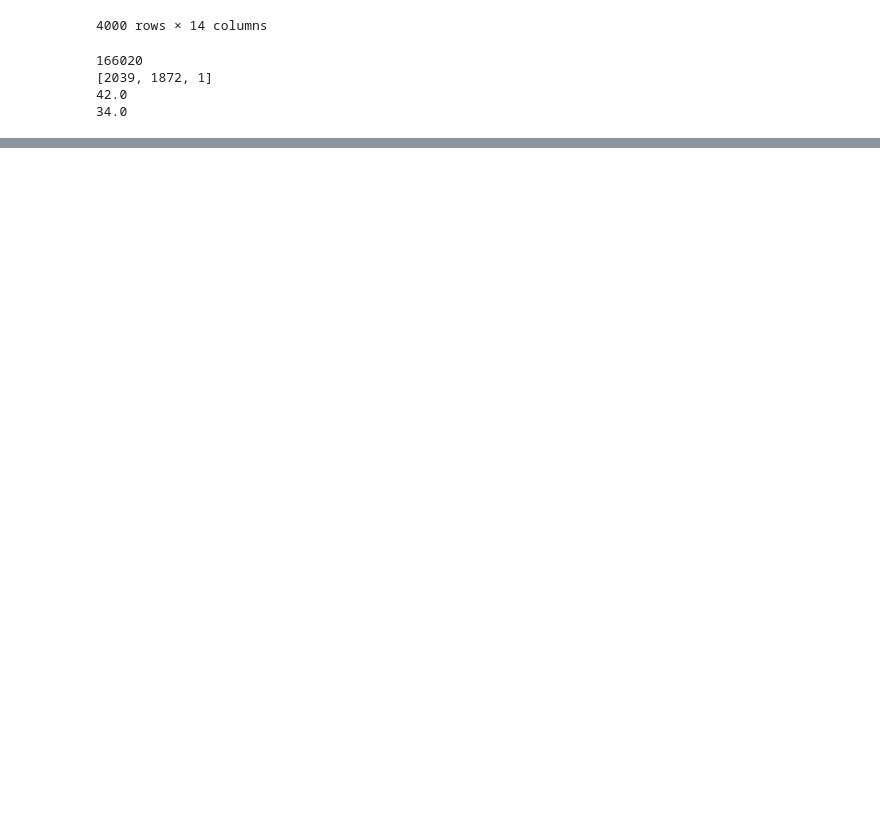
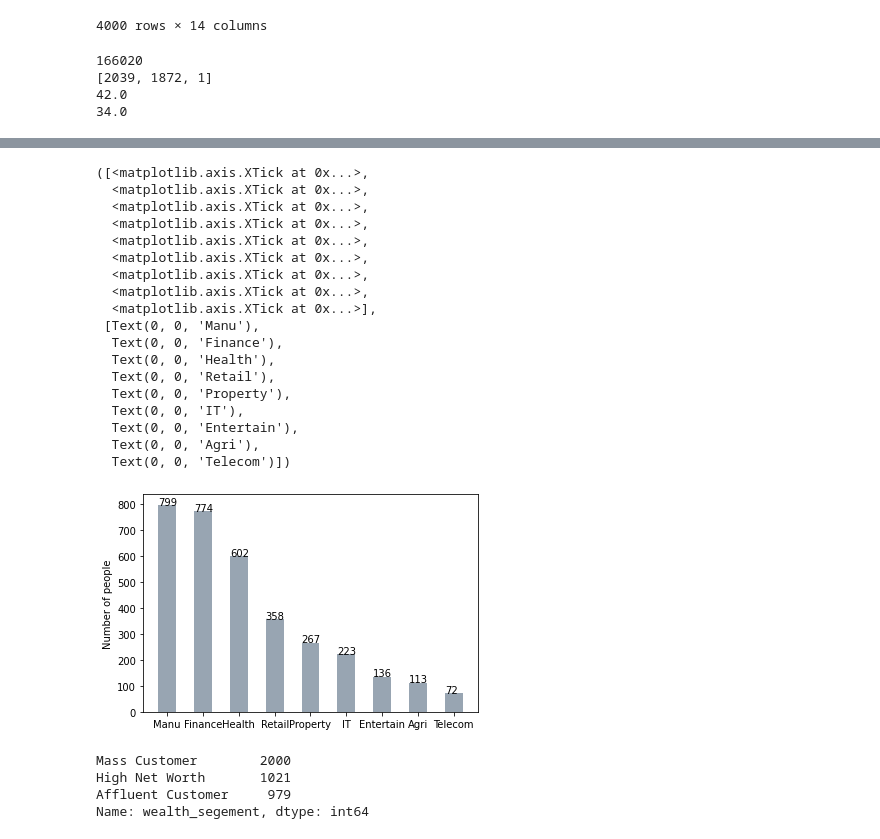
Before and after one commit to thisisraj57/KPMG_VIRTUAL_INTERNSHIP, a Jupyter notebook: Untitled1.ipynb, the cells around one changed output, grey strips where cells are left out. Saved outputs shown, nothing was run; the diff lists cells and outputs as text; code cells hidden in the pictures; blank space fills up the shorter version.

```diff
--- a/Untitled1.ipynb
+++ b/Untitled1.ipynb
@@ -228,0 +344,41 @@ print(stdv_val)
+# %%
+val = [799, 774, 602, 358, 267, 223, 136, 113, 72]
+colorr = (0.2,0.3,0.4,0.5)
+
+x3 = np.arange(9)
+fig3, ax3 = plt.subplots()
+ax3.set_ylabel('Number of people')
+plt.bar(x3, val, color = colorr, width = 0.5)
+for i in range(len(val)):
+    plt.text(x = i-0.25, y = val[i]+0.1, s = val[i], size = 10)
+
+plt.xticks(x3, ("Manu", "Finance", "Health", "Retail", "Property", "IT", "Entertain", "Agri", "Telecom"))
+# %% [output]
+([<matplotlib.axis.XTick at 0x...>,
+  <matplotlib.axis.XTick at 0x...>,
+  <matplotlib.axis.XTick at 0x...>,
+  <matplotlib.axis.XTick at 0x...>,
+  <matplotlib.axis.XTick at 0x...>,
+  <matplotlib.axis.XTick at 0x...>,
+  <matplotlib.axis.XTick at 0x...>,
+  <matplotlib.axis.XTick at 0x...>,
+  <matplotlib.axis.XTick at 0x...>],
+ [Text(0, 0, 'Manu'),
+  Text(0, 0, 'Finance'),
+  Text(0, 0, 'Health'),
+  Text(0, 0, 'Retail'),
+  Text(0, 0, 'Property'),
+  Text(0, 0, 'IT'),
+  Text(0, 0, 'Entertain'),
+  Text(0, 0, 'Agri'),
+  Text(0, 0, 'Telecom')])
+[figure, added]
+# %%
+
+check_unique()["wealth_segement"]
+df["wealth_segement"].value_counts()
+# %% [output]
+Mass Customer        2000
+High Net Worth       1021
+Affluent Customer     979
+Name: wealth_segement, dtype: int64
```
Also changed, not shown: parts of 7 cells of this notebook.
